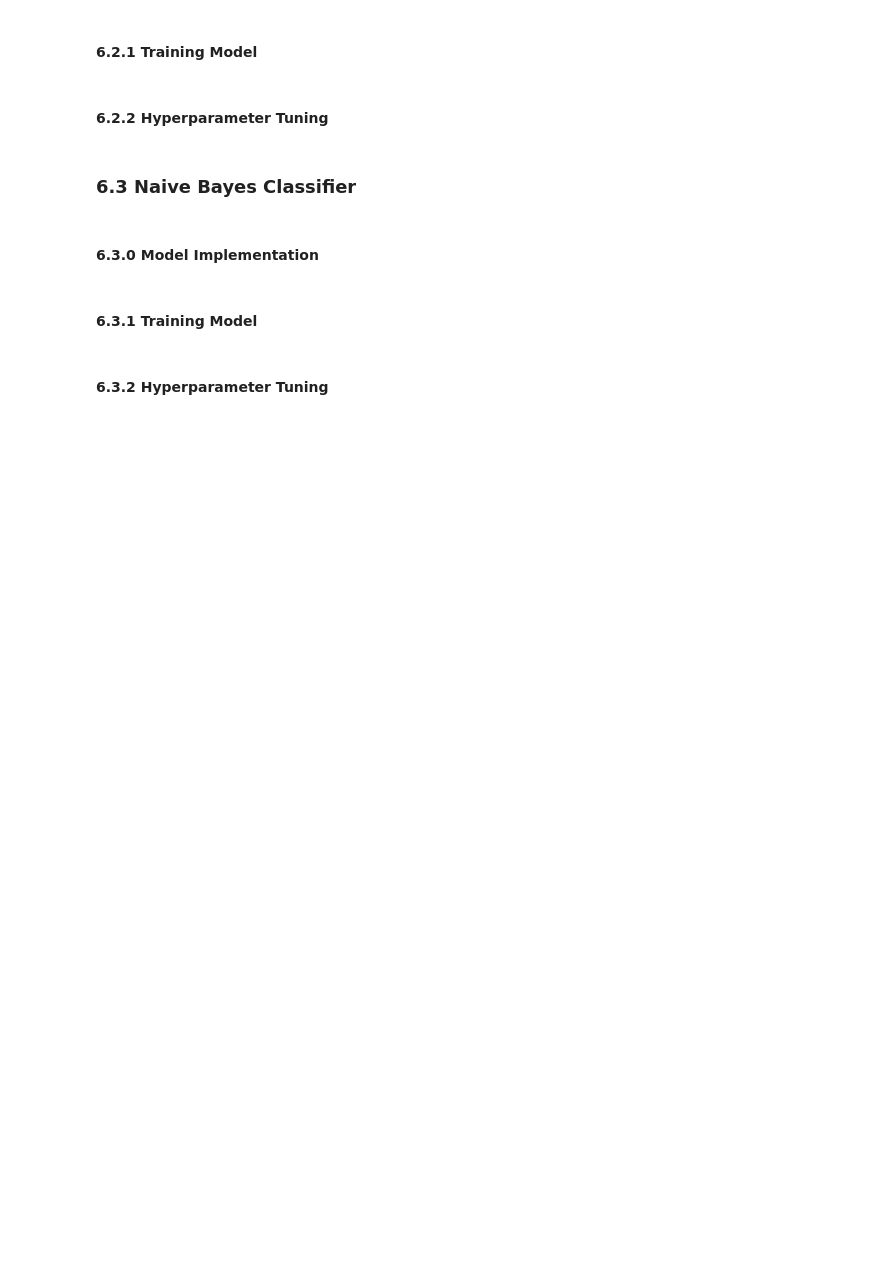
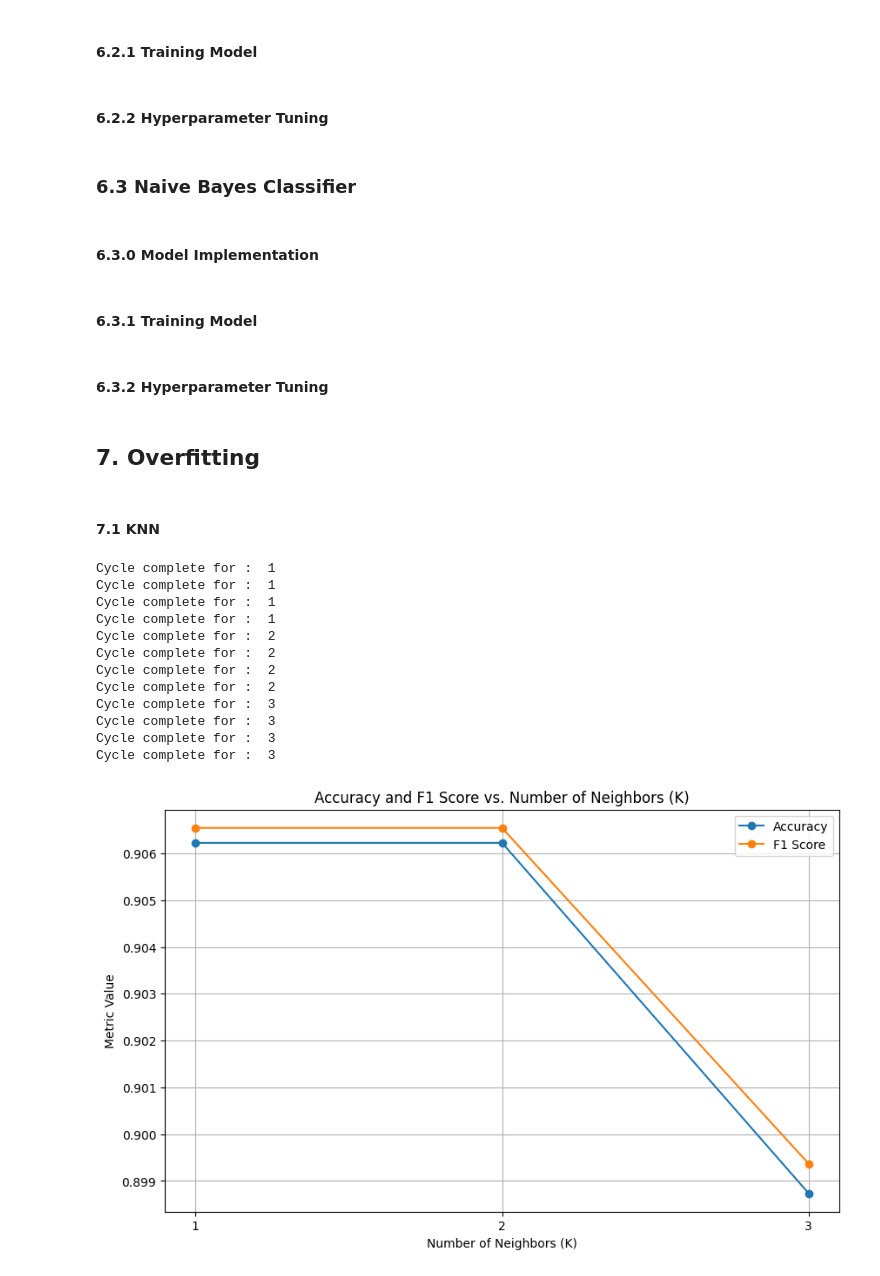
Before and after one commit to coltonBlackwell/Covid-19-Prognosis-Predictor, a Jupyter notebook: project.ipynb, the cells around one changed output. Cells and saved outputs as stored; diff of their text form; code cells hidden in the pictures; blank space fills up the shorter version.

```diff
--- a/project.ipynb
+++ b/project.ipynb
@@ -784,3 +788,74 @@ Validation set accuracy: 0.9115166771554437
 #### 6.3.1 Training Model <a id="sub_section_6_3_1"></a>
 # %% [markdown]
 #### 6.3.2 Hyperparameter Tuning <a id="sub_section_6_3_2"></a>
+# %% [markdown]
+## 7. Overfitting <a class="anchor" id="chapter6"></a>
+# %% [markdown]
+#### 7.1 KNN <a id="section_7_1"></a>
+# %%
+# Define a range of K values to test
+k_values = list(range(1, 4))
+accuracies = []
+f1_scores = []
+
+# Loop through different K values
+for k in k_values:
+    # Create a KNN model with the current K value
+    model = KNN(k)
+
+    # Perform KFold cross-validation
+    k_fold = KFold(n_splits=4, shuffle=True, random_state=0)
+    fold_accuracies = []
+    fold_f1_scores = []
+
+    for train_indices, val_indices in k_fold.split(X_train):
+        X_train_fold, X_val_fold = X_train[train_indices], X_train[val_indices]
+        y_train_fold, y_val_fold = y_train[train_indices], y_train[val_indices]
+
+        # Train the model
+        model.fit(X_train_fold, y_train_fold)
+
+        # Predictions on the validation fold
+        y_pred_fold = model.predict(X_val_fold)
+
+        # Calculate accuracy for this fold
+        fold_accuracy = accuracy_score(y_val_fold, y_pred_fold)
+        fold_accuracies.append(fold_accuracy)
+
+        # Calculate F1 score for this fold
+        fold_f1 = f1_score(y_val_fold, y_pred_fold, average='weighted')
+        fold_f1_scores.append(fold_f1)
+        print("Cycle complete for : ", k)
+
+    # Average accuracy and F1 score across folds for this K value
+    avg_accuracy = np.mean(fold_accuracies)
+    accuracies.append(avg_accuracy)
+
+    avg_f1_score = np.mean(fold_f1_scores)
+    f1_scores.append(avg_f1_score)
+
+# Plotting the accuracy and F1 score graph
+plt.figure(figsize=(10, 6))
+plt.plot(k_values, accuracies, marker='o', label='Accuracy')
+plt.plot(k_values, f1_scores, marker='o', label='F1 Score')
+plt.xlabel('Number of Neighbors (K)')
+plt.ylabel('Metric Value')
+plt.title('Accuracy and F1 Score vs. Number of Neighbors (K)')
+plt.xticks(k_values)
+plt.legend()
+plt.grid(True)
+plt.show()
+# %% [output]
+Cycle complete for :  1
+Cycle complete for :  1
+Cycle complete for :  1
+Cycle complete for :  1
+Cycle complete for :  2
+Cycle complete for :  2
+Cycle complete for :  2
+Cycle complete for :  2
+Cycle complete for :  3
+Cycle complete for :  3
+Cycle complete for :  3
+Cycle complete for :  3
+[figure, added]
```
Also changed, not shown: parts of 9 cells of this notebook, 2 other files.
